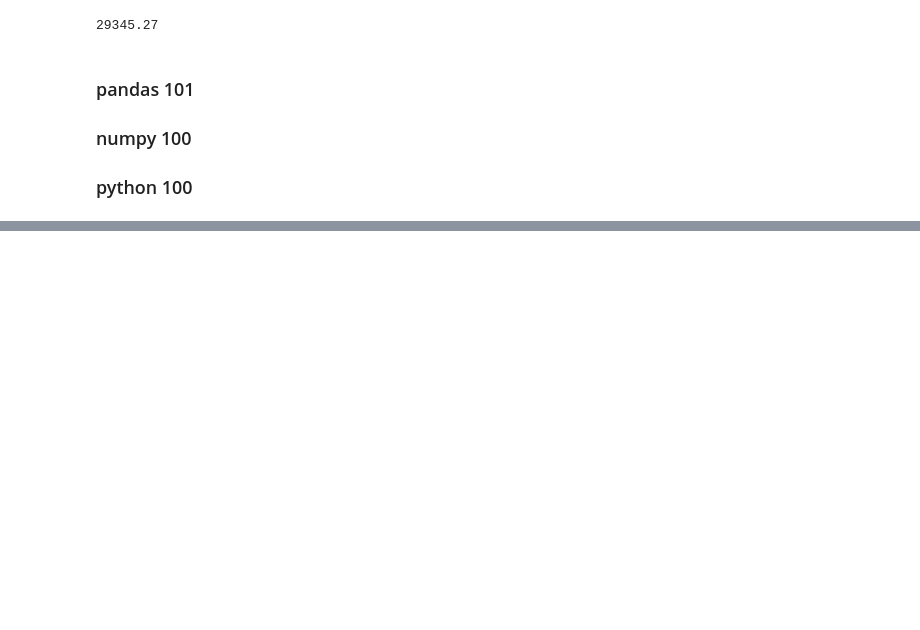
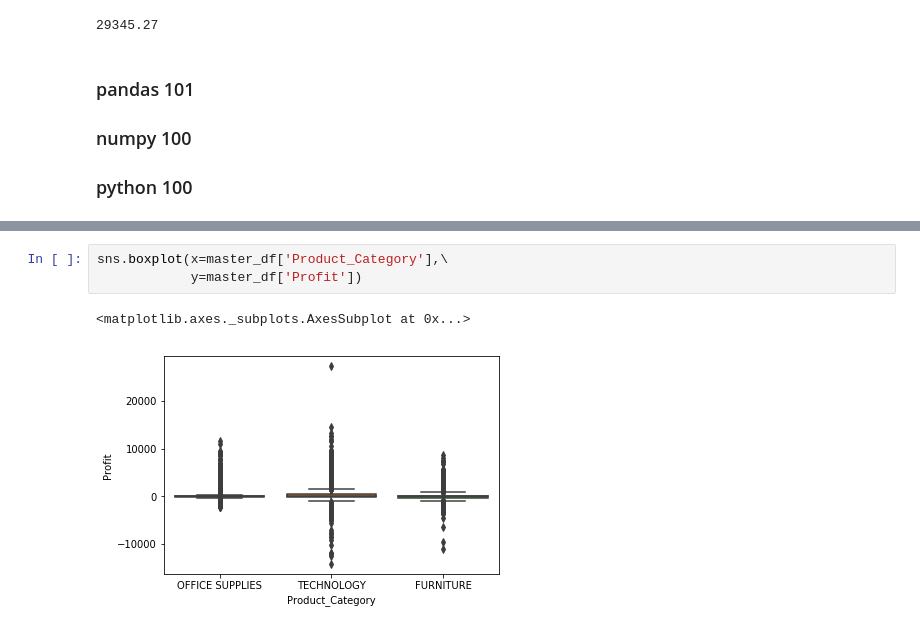
Before and after one commit to srikanya659qwe/level-3, a Jupyter notebook: 26nov.ipynb, the cells around one changed output, grey strips where cells are left out. Saved outputs shown, nothing was run; the diff lists cells and outputs as text; blank space fills up the shorter version.

```diff
--- a/26nov.ipynb
+++ b/26nov.ipynb
@@ -570,0 +583,6 @@ master_df[master_df.Product_Category=='FURNITURE'].Sales.max()
+# %%
+sns.boxplot(x=master_df['Product_Category'],\
+            y=master_df['Profit'])
+# %% [output]
+<matplotlib.axes._subplots.AxesSubplot at 0x...>
+[figure, added]
```
Also changed, not shown: parts of 5 cells of this notebook, 2 other files.
